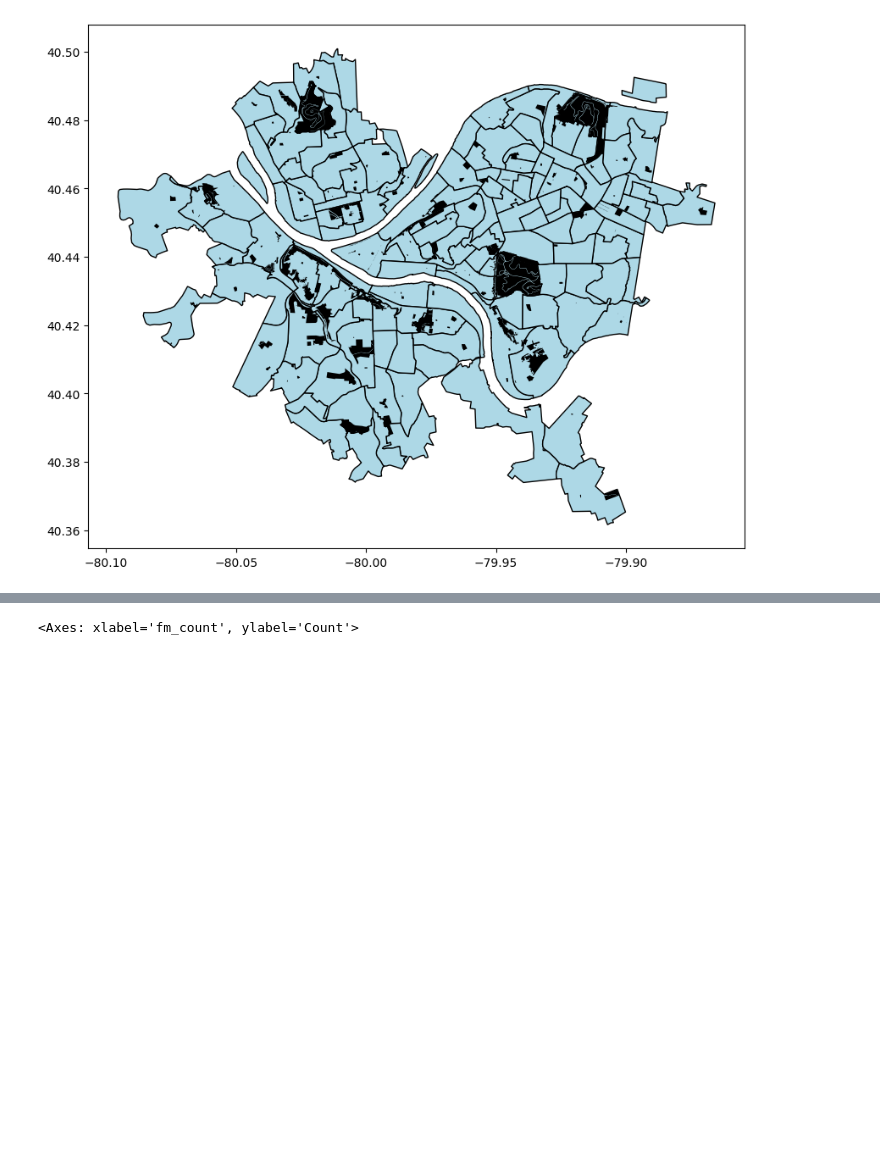
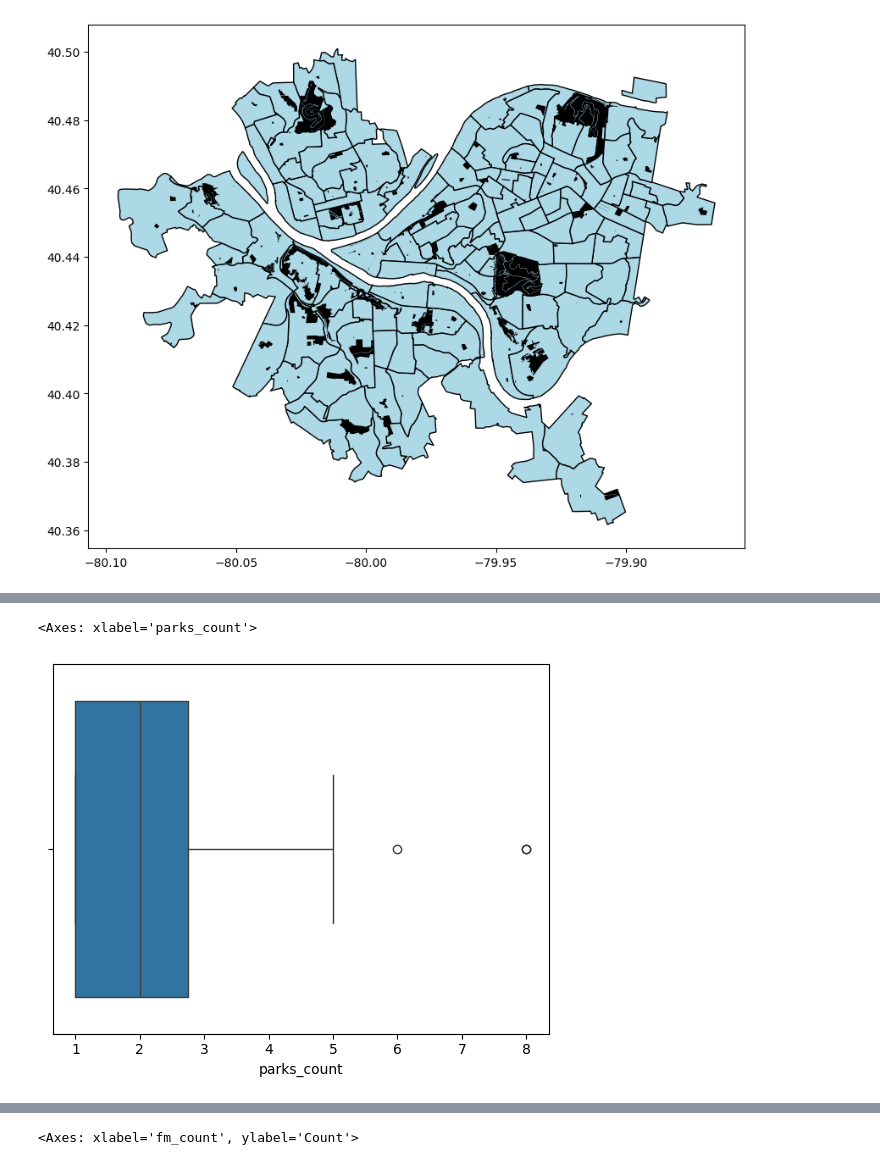
Before and after one commit to andrewnoonan2004/INFSCI-0510, a Jupyter notebook: final-project.ipynb, the cells around one changed output, grey strips where cells are left out. Drawn from its saved outputs; the diff is of its cells as text; code cells hidden in the pictures; blank space fills up the shorter version.

```diff
--- a/final-project.ipynb
+++ b/final-project.ipynb
@@ -276,0 +310,5 @@ NameError: name 'fast_food_tracts' is not defined
+# %%
+sns.boxplot(data=parks_counts, x='parks_count')
+# %% [output]
+<Axes: xlabel='parks_count'>
+[figure, added]
```
Also changed, not shown: parts of 12 cells of this notebook.
